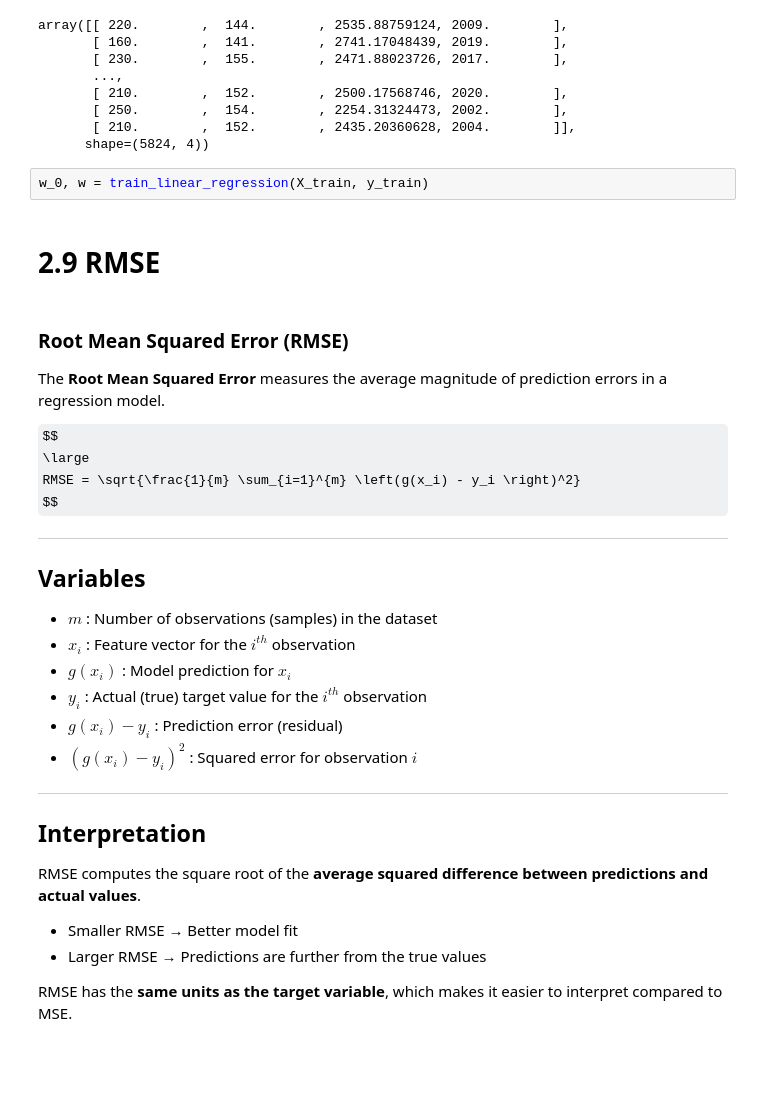
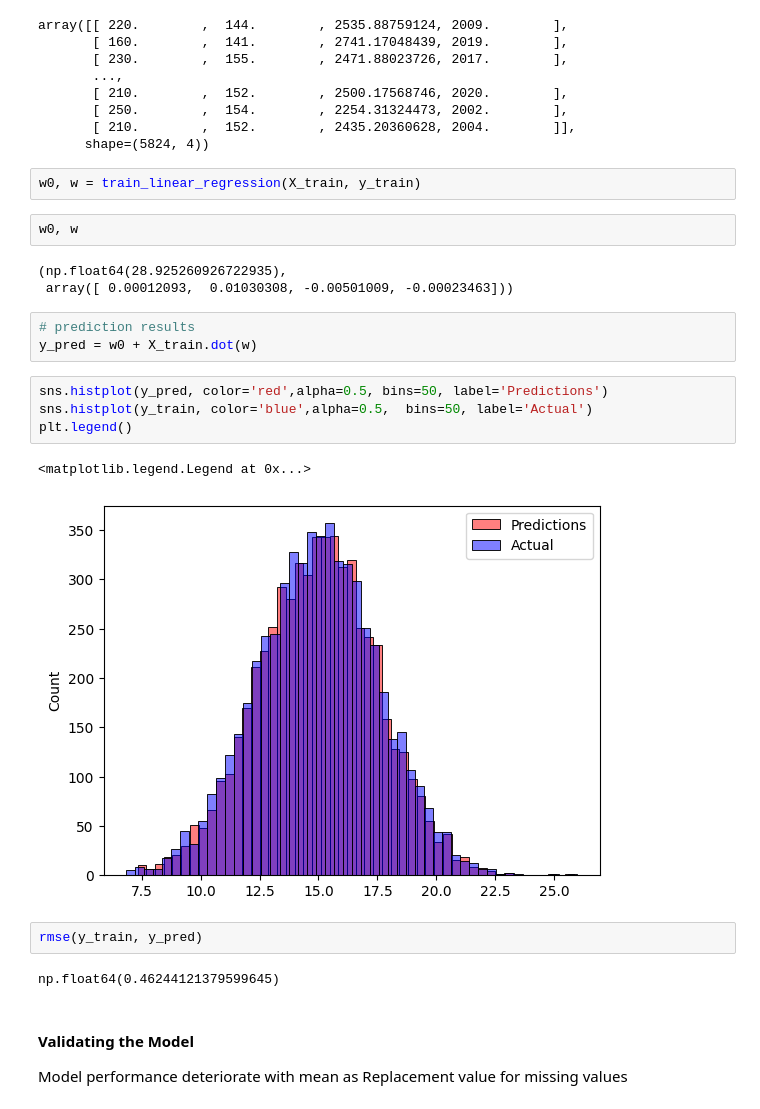
Before and after one commit to Alan-Apanga/machine-learning-zoomcamp-homework, a Jupyter notebook: 02-Regression/homework.ipynb, the cells around one changed output. Saved outputs shown, nothing was run; the diff lists cells and outputs as text; some formulas as TeX source; blank space fills up the shorter version.

```diff
--- a/02-Regression/homework.ipynb
+++ b/02-Regression/homework.ipynb
@@ -441,37 +476,26 @@ array([[ 220.        ,  144.        , 2535.88759124, 2009.        ],
        [ 210.        ,  152.        , 2435.20360628, 2004.        ]],
       shape=(5824, 4))
 # %%
-w_0, w = train_linear_regression(X_train, y_train)
+w0, w = train_linear_regression(X_train, y_train)
-# %% [markdown]
-# 2.9 RMSE
-# %% [markdown]
-### Root Mean Squared Error (RMSE)
-
-The **Root Mean Squared Error** measures the average magnitude of prediction errors in a regression model.
-
-$$
-\large
-RMSE = \sqrt{\frac{1}{m} \sum_{i=1}^{m} \left(g(x_i) - y_i \right)^2}
-$$
-
----
-
-## Variables
-
-- $m$ : Number of observations (samples) in the dataset
-- $x_i$ : Feature vector for the $i^{th}$ observation
-- $g(x_i)$ : Model prediction for $x_i$
-- $y_i$ : Actual (true) target value for the $i^{th}$ observation
-- $g(x_i) - y_i$ : Prediction error (residual)
-- $(g(x_i) - y_i)^2$ : Squared error for observation $i$
-
----
-
-## Interpretation
-
-RMSE computes the square root of the **average squared difference between predictions and actual values**.
-
-- Smaller RMSE → Better model fit
-- Larger RMSE → Predictions are further from the true values
-
-RMSE has the **same units as the target variable**, which makes it easier to interpret compared to MSE.
+# %%
+w0, w
+# %% [output]
+(np.float64(28.925260926722935),
+ array([ 0.00012093,  0.01030308, -0.00501009, -0.00023463]))
+# %%
+# prediction results
+y_pred = w0 + X_train.dot(w)
+# %%
+sns.histplot(y_pred, color='red',alpha=0.5, bins=50, label='Predictions')
+sns.histplot(y_train, color='blue',alpha=0.5,  bins=50, label='Actual')
+plt.legend()
+# %% [output]
+<matplotlib.legend.Legend at 0x...>
+[figure, added]
+# %%
+rmse(y_train, y_pred)
+# %% [output]
+np.float64(0.46244121379599645)
+# %% [markdown]
+#### Validating the Model
+Model performance deteriorate with mean as Replacement value for missing values
```
Also changed, not shown: parts of 10 cells of this notebook.
